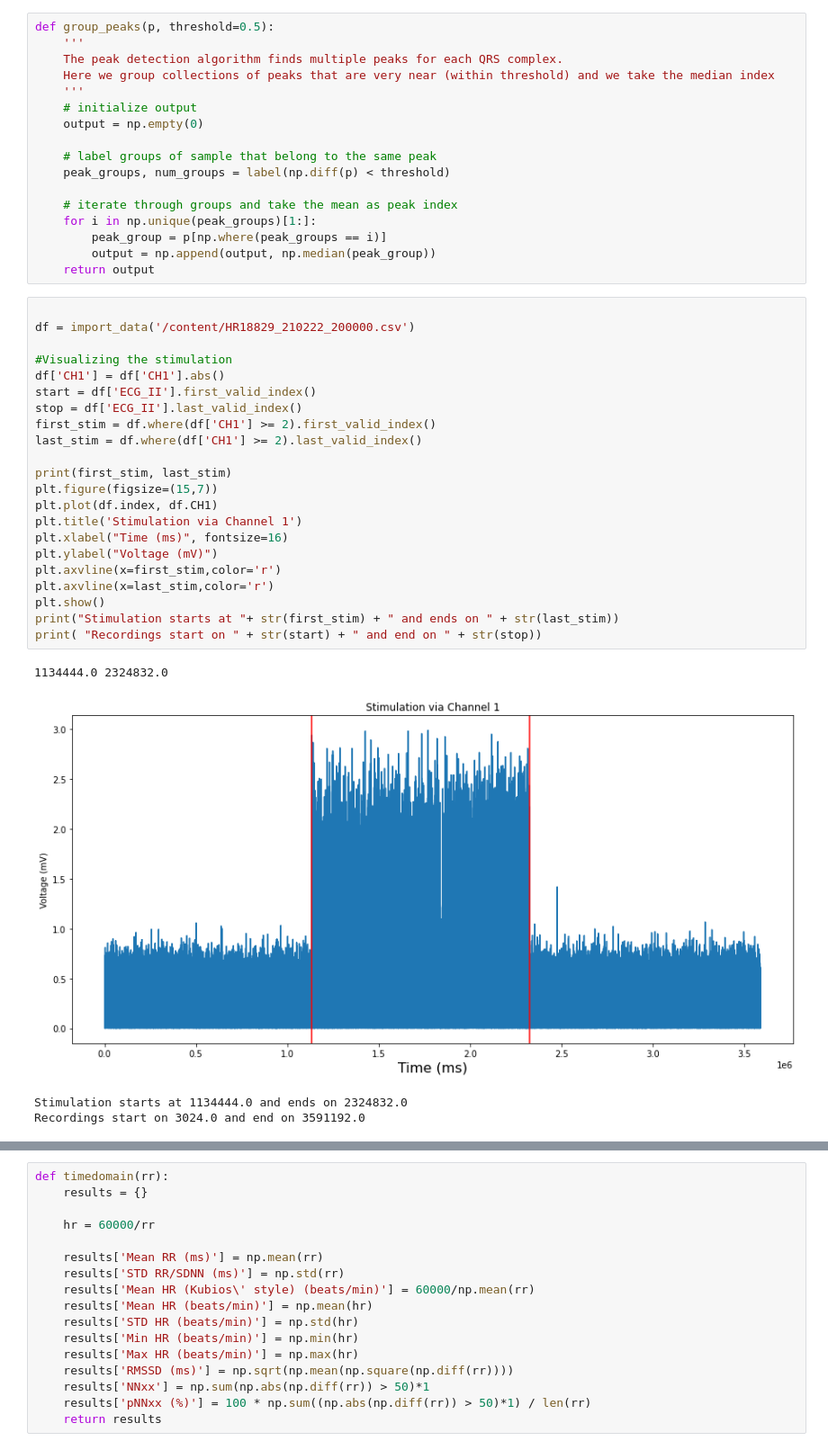
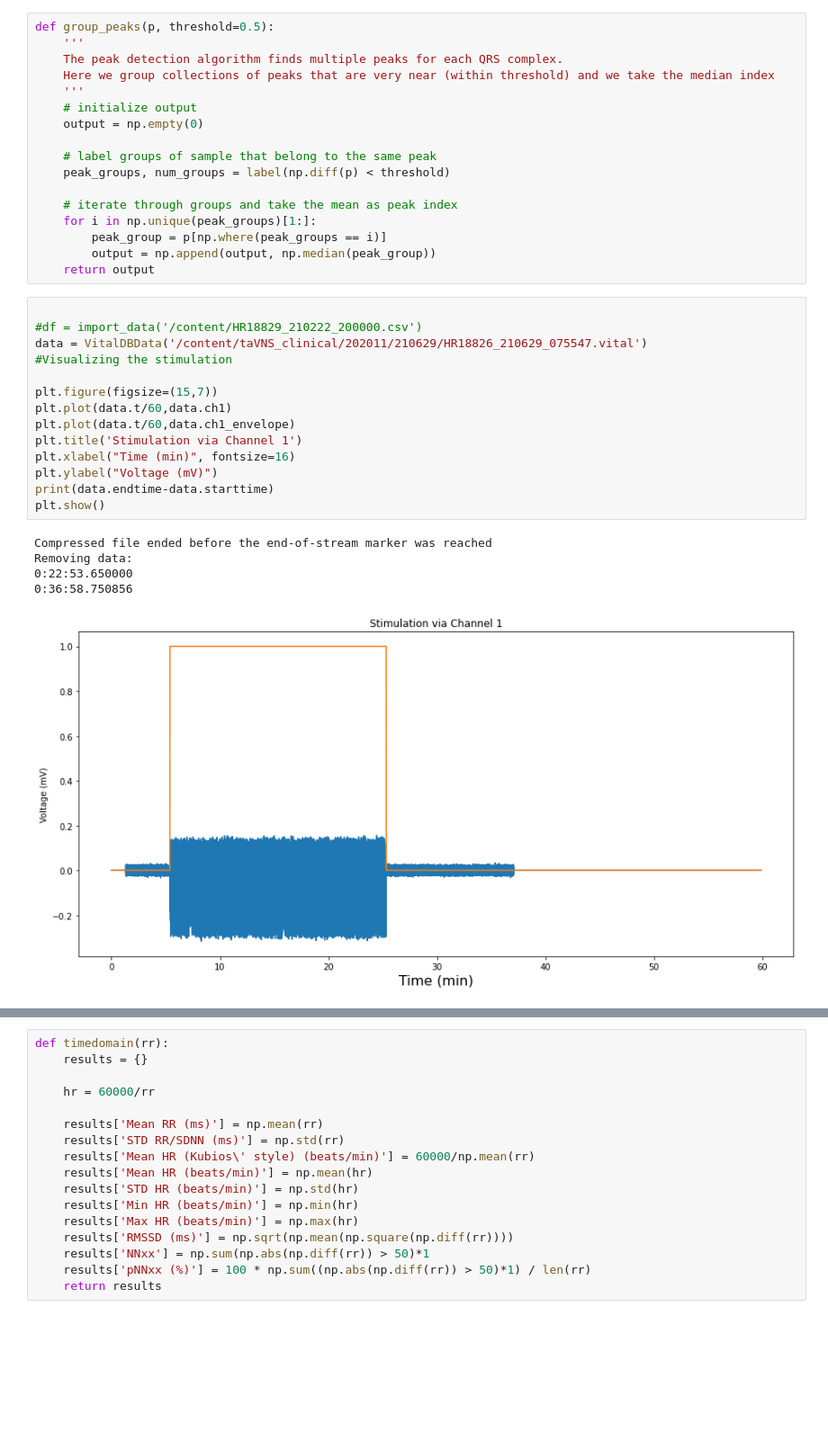
Before and after one commit to jake-joseph/HRV, a Jupyter notebook: Full_HRV.ipynb, the cells around one changed output, grey strips where cells are left out. Shown at 90% size. Saved outputs shown, nothing was run; the diff lists cells and outputs as text; blank space fills up the shorter version.

```diff
--- a/Full_HRV.ipynb
+++ b/Full_HRV.ipynb
@@ -76,32 +712,25 @@ def group_peaks(p, threshold=0.5):
         peak_group = p[np.where(peak_groups == i)]
         output = np.append(output, np.median(peak_group))
     return output
-# %%
-
-df = import_data('/content/HR18829_210222_200000.csv')
-
-#Visualizing the stimulation
-df['CH1'] = df['CH1'].abs()
-start = df['ECG_II'].first_valid_index()
-stop = df['ECG_II'].last_valid_index()
-first_stim = df.where(df['CH1'] >= 2).first_valid_index()
-last_stim = df.where(df['CH1'] >= 2).last_valid_index()
-
-print(first_stim, last_stim)
-plt.figure(figsize=(15,7))
-plt.plot(df.index, df.CH1)
-plt.title('Stimulation via Channel 1')
-plt.xlabel("Time (ms)", fontsize=16)
-plt.ylabel("Voltage (mV)")
-plt.axvline(x=first_stim,color='r')
-plt.axvline(x=last_stim,color='r')
-plt.show()
-print("Stimulation starts at "+ str(first_stim) + " and ends on " + str(last_stim))
-print( "Recordings start on " + str(start) + " and end on " + str(stop))
-# %% [output]
-1134444.0 2324832.0
-[figure, removed]
-Stimulation starts at 1134444.0 and ends on 2324832.0
-Recordings start on 3024.0 and end on 3591192.0
+# %%
+
+#df = import_data('/content/HR18829_210222_200000.csv')
+data = VitalDBData('/content/taVNS_clinical/202011/210629/HR18826_210629_075547.vital')
+#Visualizing the stimulation
+
+plt.figure(figsize=(15,7))
+plt.plot(data.t/60,data.ch1)
+plt.plot(data.t/60,data.ch1_envelope)
+plt.title('Stimulation via Channel 1')
+plt.xlabel("Time (min)", fontsize=16)
+plt.ylabel("Voltage (mV)")
+print(data.endtime-data.starttime)
+plt.show()
+# %% [output]
+Compressed file ended before the end-of-stream marker was reached
+Removing data:
+0:22:53.650000
+0:36:58.750856
+[figure, added]
 # %%
 # detect peaks
```
Also changed, not shown: parts of 10 cells of this notebook.
